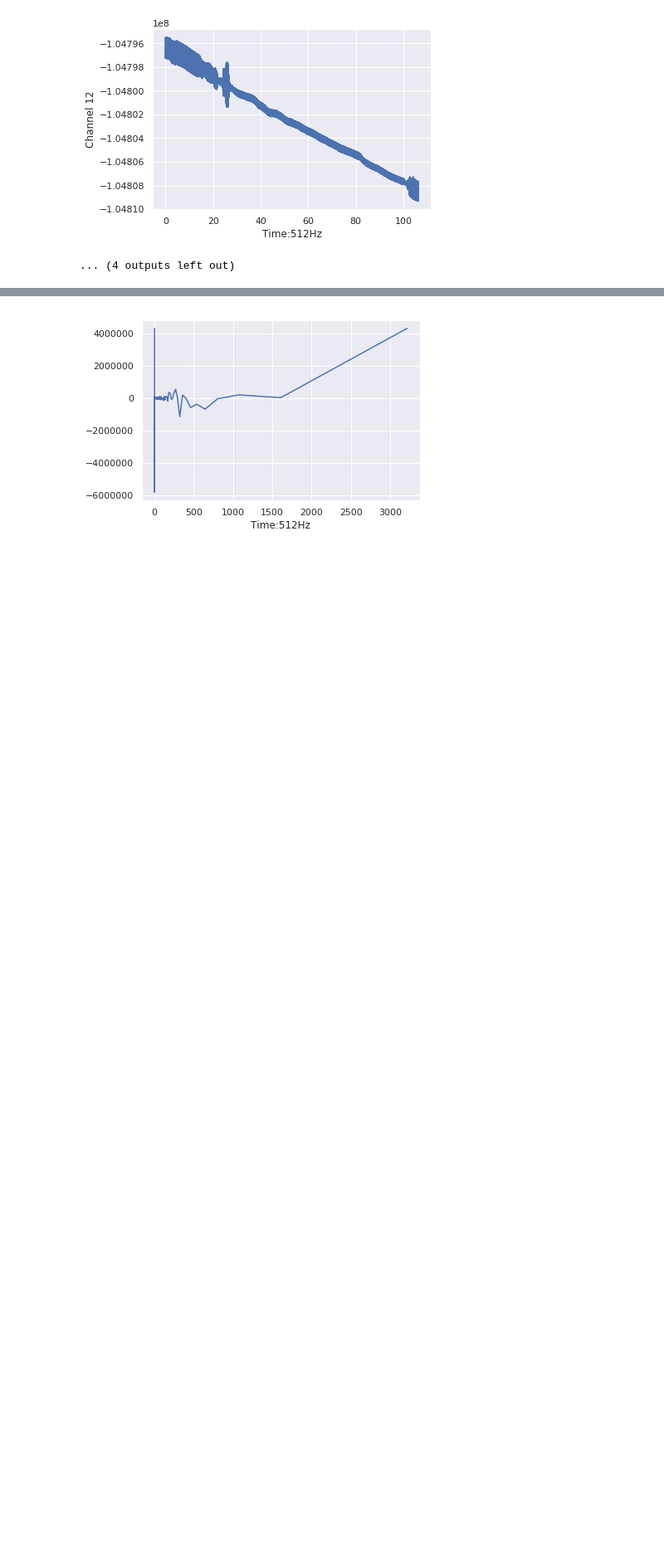
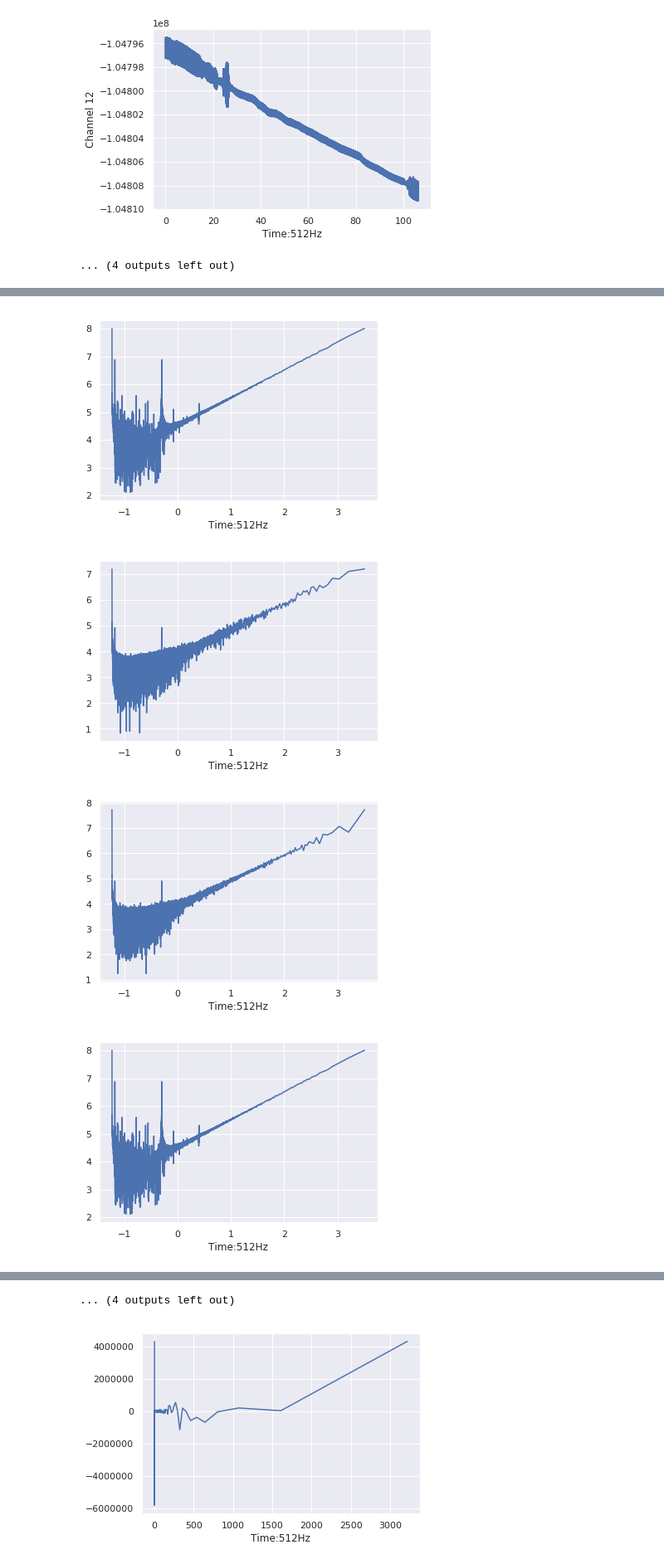
Before and after one commit to TNanukem/neural_analysis, a Jupyter notebook: Neural Analysis.ipynb, the cells around one changed output, grey strips where cells are left out. Shown at 83% size. Drawn from its saved outputs; the diff is of its cells as text; code cells hidden in the pictures; blank space fills up the shorter version.

```diff
--- a/Neural Analysis.ipynb
+++ b/Neural Analysis.ipynb
@@ -109,0 +124,12 @@ Agora, vamos olhar os dados no domínio da frequência usando dois tipos de tran
+# %%
+for i in range(17):
+    if(i == 0):
+        continue
+    plt.figure()
+    string = "Channel {}".format(i)
+    sns.lineplot((np.log10(2*3.14/df_neural["Time:512Hz"])),np.log10(np.fft.fft(df_neural[string])))
+# %% [output]
+[figure, added]
+[figure, added]
+[figure, added]
+[figure, added]
@@ -110,3 +144,4 @@ Agora, vamos olhar os dados no domínio da frequência usando dois tipos de tran
+... (4 outputs left out)
 # %%
 for i in range(17):
     if(i == 0):
```
Also changed, not shown: parts of 12 cells of this notebook.
